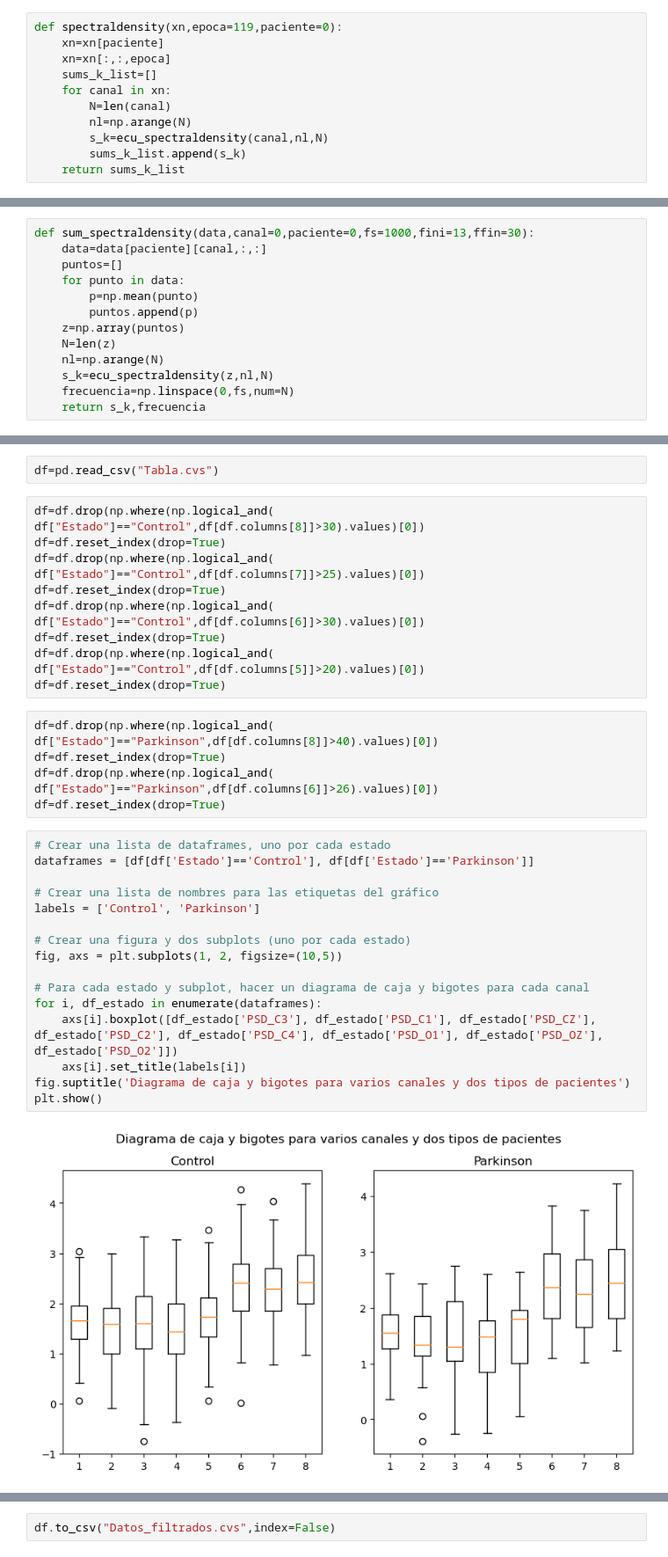
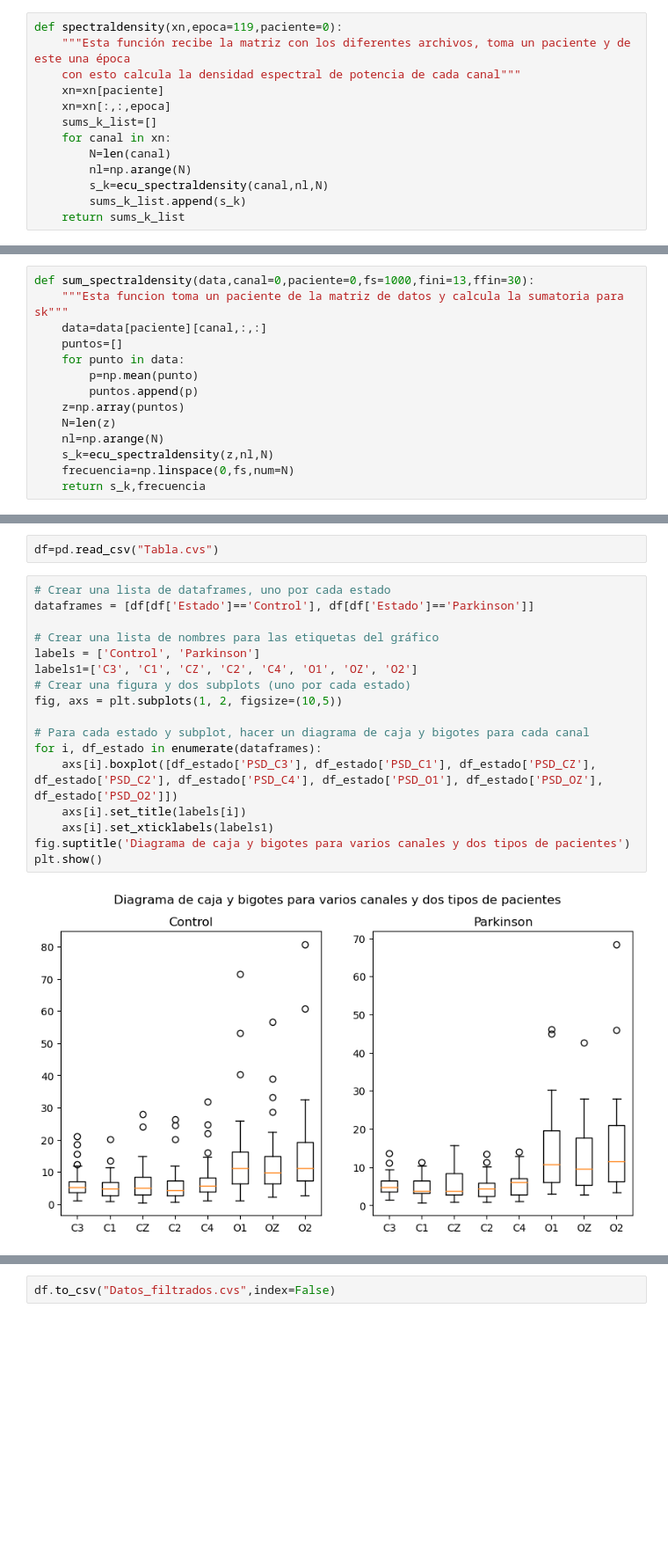
Before and after one commit to Astolfo2332/Parkinson_difference, a Jupyter notebook: Proyecto_1.ipynb, the cells around one changed output, grey strips where cells are left out. Shown at 88% size. Cells and saved outputs as stored; diff of their text form; blank space fills up the shorter version.

Commit message:
filtrado sin eliminar pacientes

```diff
--- a/Proyecto_1.ipynb
+++ b/Proyecto_1.ipynb
@@ -66,6 +82,8 @@ def ecu_spectraldensity(xn,nl,N):
     return np.array(sums_sk)/N
 # %%
 def spectraldensity(xn,epoca=119,paciente=0):
+    """Esta función recibe la matriz con los diferentes archivos, toma un paciente y de este una época
+    con esto calcula la densidad espectral de potencia de cada canal"""
     xn=xn[paciente]
     xn=xn[:,:,epoca]
     sums_k_list=[]
@@ -95,6 +109,7 @@ plt.show()
 Crear una función que reciba una señal EEG de múltiples épocas, un canal, y devuelva la sumatoria de densidad espectral de potencia, para el rango de frecuencia de 13 a 30 Hz, del promedio de la densidad espectral de potencia de las diferentes épocas de la señal de análisis
 # %%
 def sum_spectraldensity(data,canal=0,paciente=0,fs=1000,fini=13,ffin=30):
+    """Esta funcion toma un paciente de la matriz de datos y calcula la sumatoria para sk"""
     data=data[paciente][canal,:,:]
     puntos=[]
     for punto in data:
@@ -197,35 +223,22 @@ df
 df.to_csv("Tabla.cvs",index=False)
 # %%
 df=pd.read_csv("Tabla.cvs")
-# %%
-df=df.drop(np.where(np.logical_and( df["Estado"]=="Control",df[df.columns[8]]>30).values)[0])
-df=df.reset_index(drop=True)
-df=df.drop(np.where(np.logical_and( df["Estado"]=="Control",df[df.columns[7]]>25).values)[0])
-df=df.reset_index(drop=True)
-df=df.drop(np.where(np.logical_and( df["Estado"]=="Control",df[df.columns[6]]>30).values)[0])
-df=df.reset_index(drop=True)
-df=df.drop(np.where(np.logical_and( df["Estado"]=="Control",df[df.columns[5]]>20).values)[0])
-df=df.reset_index(drop=True)
-# %%
-df=df.drop(np.where(np.logical_and( df["Estado"]=="Parkinson",df[df.columns[8]]>40).values)[0])
-df=df.reset_index(drop=True)
-df=df.drop(np.where(np.logical_and( df["Estado"]=="Parkinson",df[df.columns[6]]>26).values)[0])
-df=df.reset_index(drop=True)
 # %%
 # Crear una lista de dataframes, uno por cada estado
 dataframes = [df[df['Estado']=='Control'], df[df['Estado']=='Parkinson']]
 
 # Crear una lista de nombres para las etiquetas del gráfico
 labels = ['Control', 'Parkinson']
-
+labels1=['C3', 'C1', 'CZ', 'C2', 'C4', 'O1', 'OZ', 'O2']
 # Crear una figura y dos subplots (uno por cada estado)
 fig, axs = plt.subplots(1, 2, figsize=(10,5))
 
 # Para cada estado y subplot, hacer un diagrama de caja y bigotes para cada canal
 for i, df_estado in enumerate(dataframes):
     axs[i].boxplot([df_estado['PSD_C3'], df_estado['PSD_C1'], df_estado['PSD_CZ'], df_estado['PSD_C2'], df_estado['PSD_C4'], df_estado['PSD_O1'], df_estado['PSD_OZ'], df_estado['PSD_O2']])
     axs[i].set_title(labels[i])
+    axs[i].set_xticklabels(labels1)
 fig.suptitle('Diagrama de caja y bigotes para varios canales y dos tipos de pacientes')
 plt.show()
 # %% [output]
-[figure, old version]
+[figure, new version]
```
Also changed, not shown: parts of 27 cells of this notebook, 1 other file.
